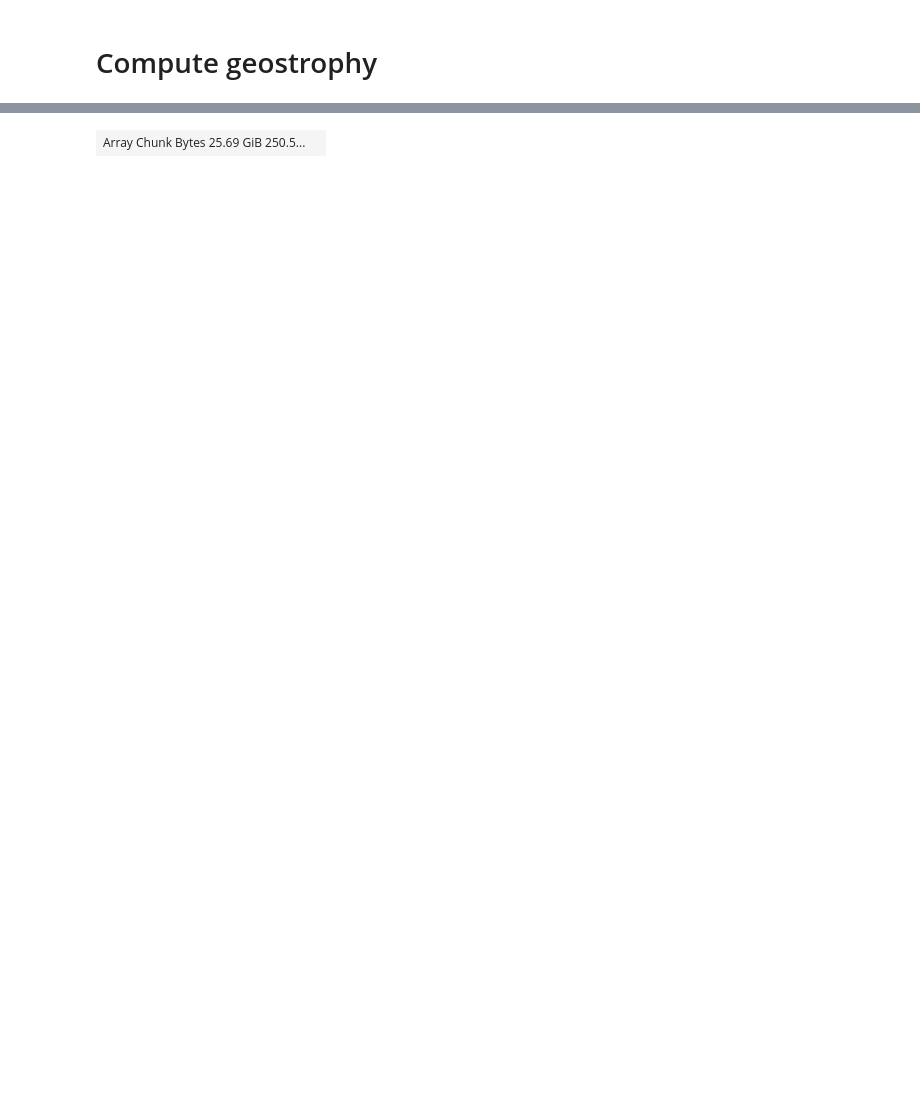
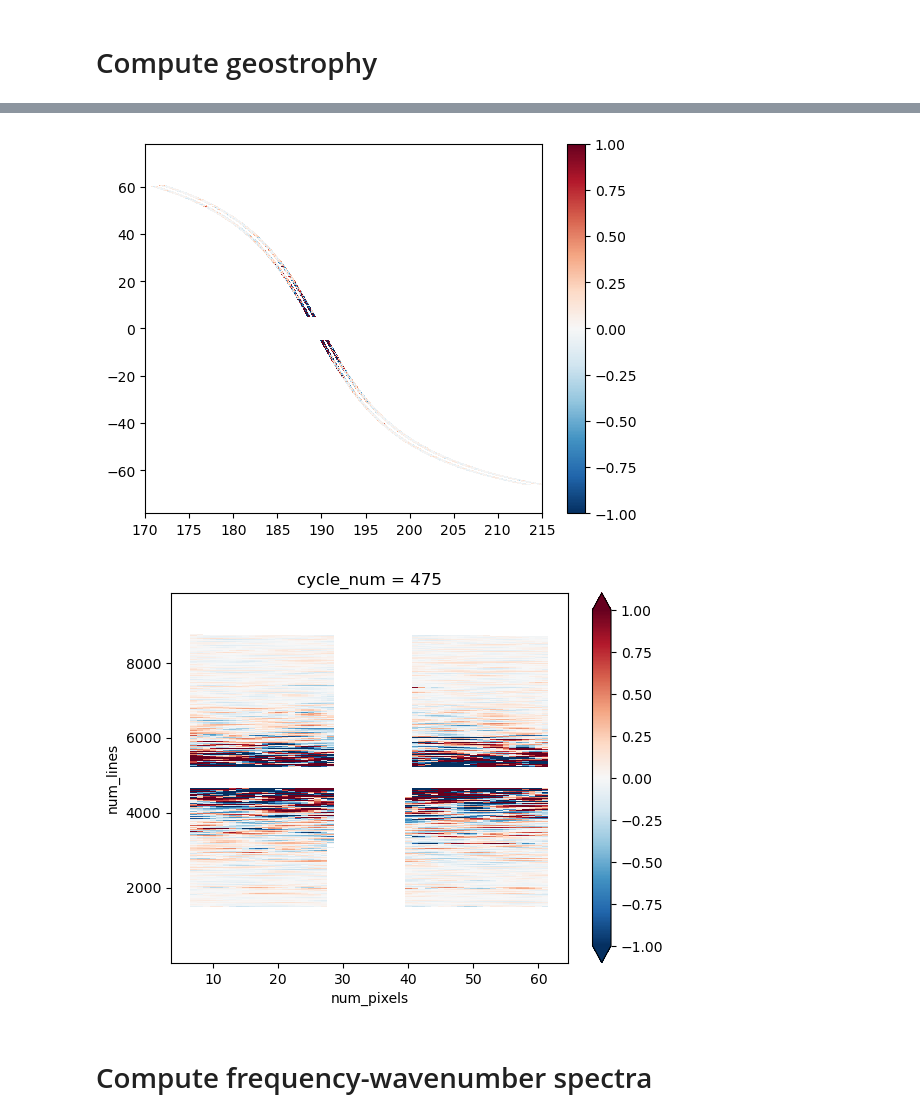
Before and after one commit to roxyboy/geosCalVal, a Jupyter notebook: pass002.ipynb, the cells around one changed output, grey strips where cells are left out. Saved outputs shown, nothing was run; the diff lists cells and outputs as text; code cells hidden in the pictures; blank space fills up the shorter version.

```diff
--- a/pass002.ipynb
+++ b/pass002.ipynb
@@ -1293,4 +1433,20 @@ TypeError: can only concatenate xarray Dataset and DataArray objects, got <class
-# %%
-vort
-# %% [output]
-| Array Chunk Bytes 25.69 GiB 250.5... |  |
+# %%
+f = gsw.f(dsave.latitude)
+
+fig, ax = plt.subplots()
+im = ax.pcolormesh(long_adjusted, dsave.latitude,
+                   dsave.vort.isel(cycle_num=1)/f,
+                   rasterized=True,
+                   vmax=1., vmin=-1., cmap="RdBu_r"
+)
+ax.set_xlim([170,215])
+fig.colorbar(im)
+plt.show()
+
+(dsave.vort.isel(cycle_num=1)/f).plot(rasterized=True, vmax=1., vmin=-1., cmap="RdBu_r")
+plt.show()
+# %% [output]
+[figure, added]
+[figure, added]
+# %% [markdown]
+# Compute frequency-wavenumber spectra
```
Also changed, not shown: parts of 15 cells of this notebook, 26 other files.
